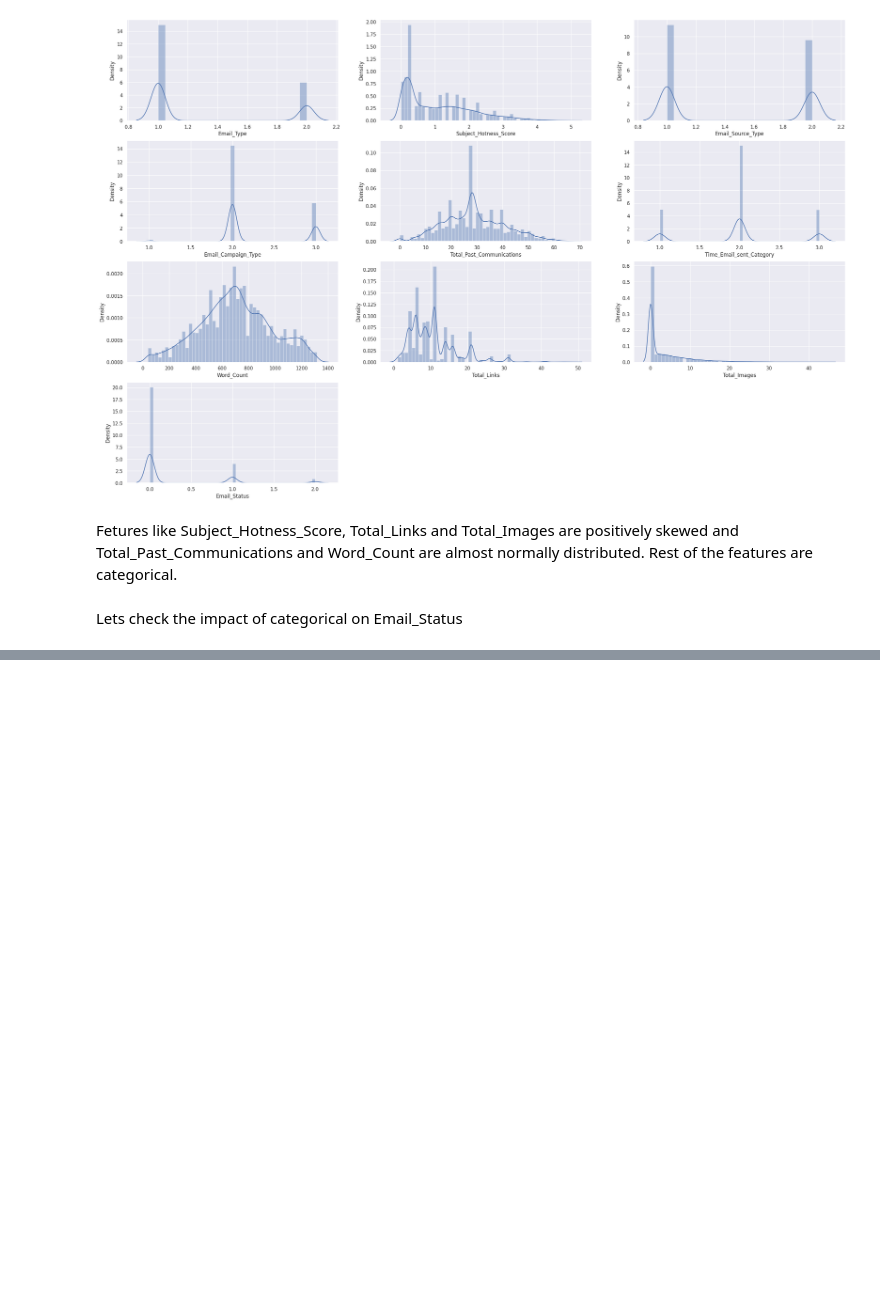
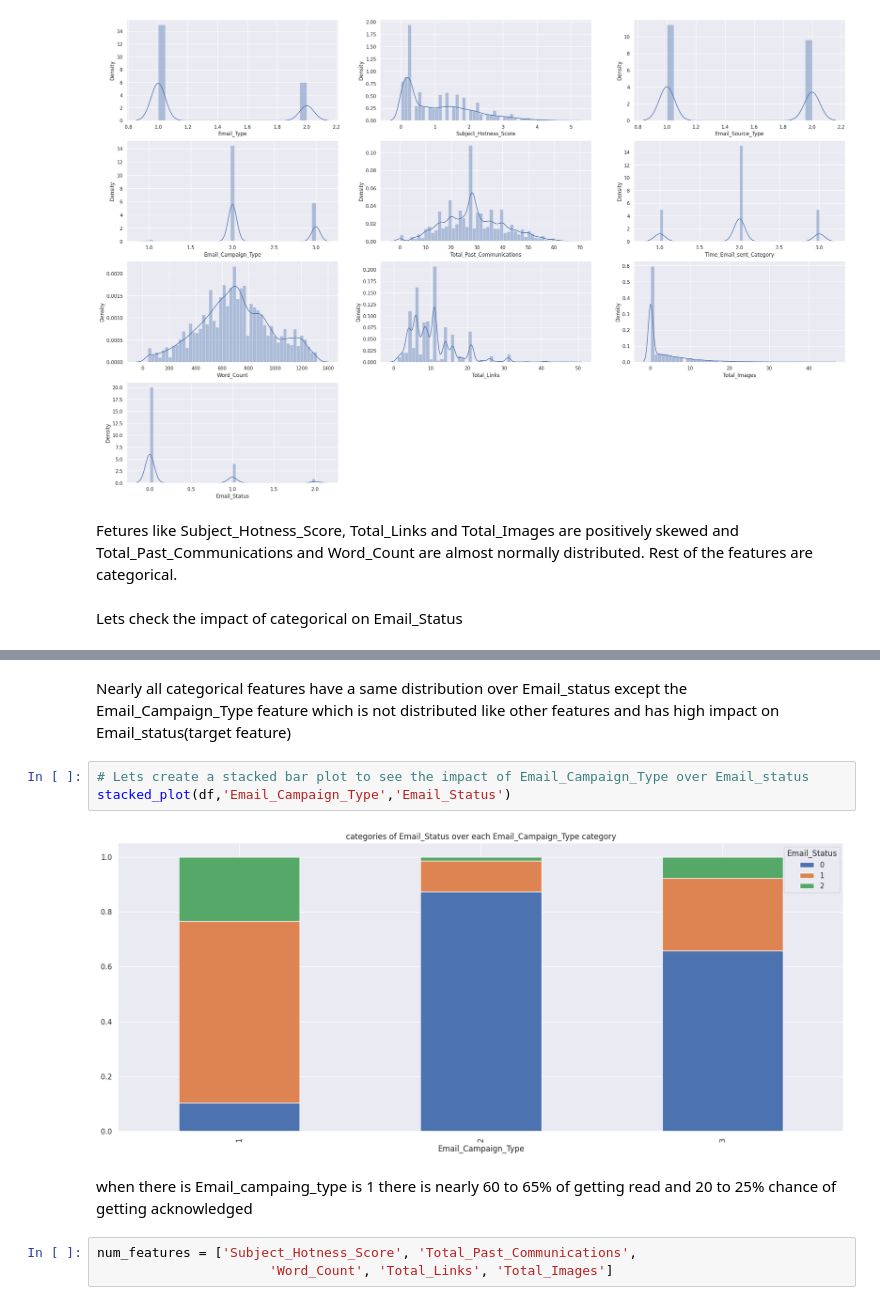
Before and after one commit to Sudar278/Email_Campaign_Effectiveness_Prediction-Classification-, a Jupyter notebook: Email_Campaign_Effectiveness_Prediction(Classification).ipynb, the cells around one changed output, grey strips where cells are left out. Drawn from its saved outputs; the diff is of its cells as text; blank space fills up the shorter version.

```diff
--- a/Email_Campaign_Effectiveness_Prediction(Classification).ipynb
+++ b/Email_Campaign_Effectiveness_Prediction(Classification).ipynb
@@ -400,0 +421,12 @@ Lets check the impact of categorical on Email_Status
+# %% [markdown]
+Nearly all categorical features have a same distribution over Email_status except the Email_Campaign_Type feature which is not distributed like other features and has high impact on Email_status(target feature)
+# %%
+# Lets create a stacked bar plot to see the impact of Email_Campaign_Type over Email_status
+stacked_plot(df,'Email_Campaign_Type','Email_Status')
+# %% [output]
+[figure, added]
+# %% [markdown]
+when there is Email_campaing_type is 1 there is nearly 60 to 65% of getting read and 20 to 25% chance of getting acknowledged
+# %%
+num_features = ['Subject_Hotness_Score', 'Total_Past_Communications',
+                      'Word_Count', 'Total_Links', 'Total_Images']
```
Also changed, not shown: parts of 22 cells of this notebook.
